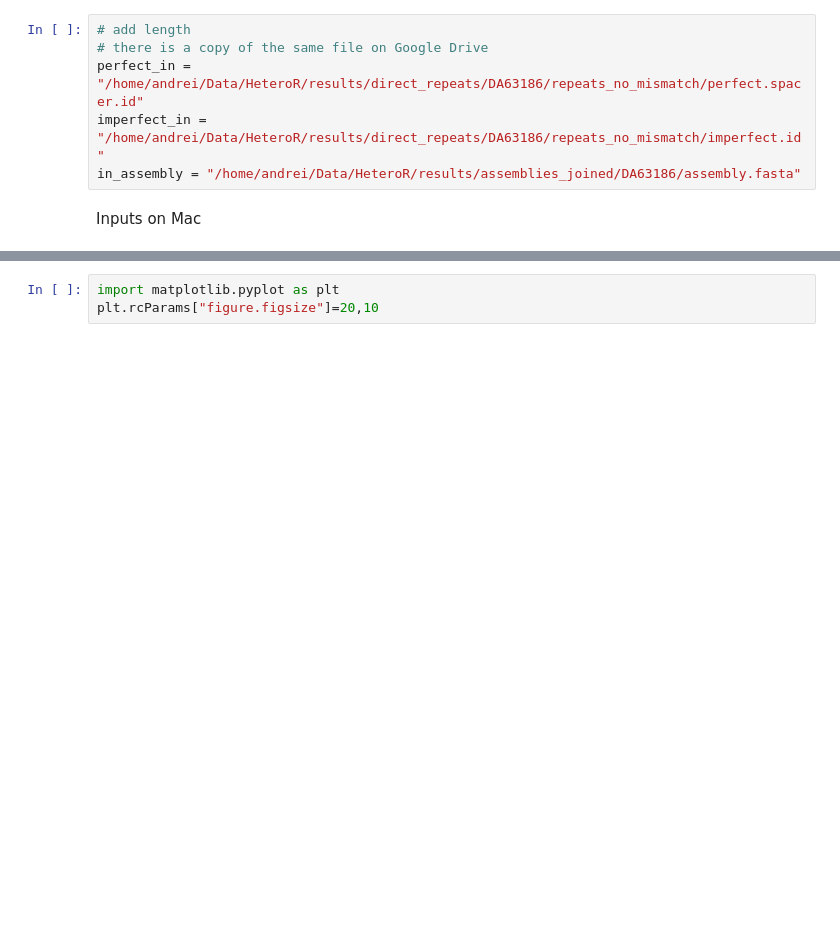
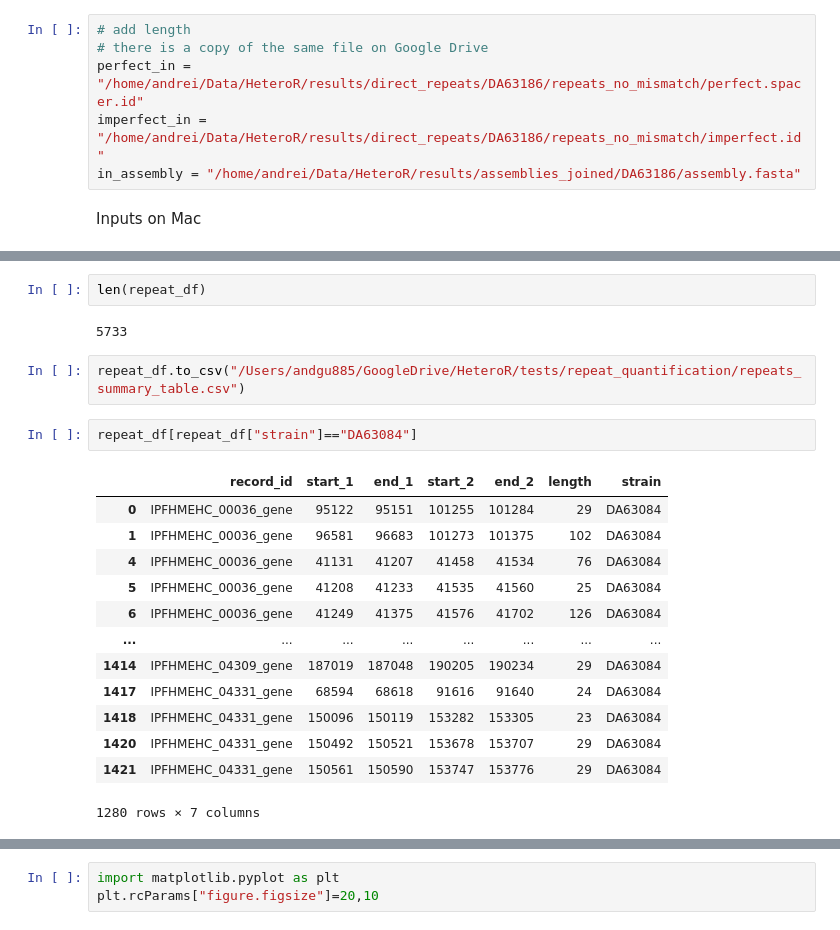
Before and after one commit to andrewgull/HeteroR, a Jupyter notebook: notebooks/repeats_summary.ipynb, the cells around one changed output, grey strips where cells are left out. Saved outputs shown, nothing was run; the diff lists cells and outputs as text; blank space fills up the shorter version.

```diff
--- a/notebooks/repeats_summary.ipynb
+++ b/notebooks/repeats_summary.ipynb
@@ -300,2 +317,24 @@ repeat_df.head()
+# %%
+len(repeat_df)
+# %% [output]
+5733
+# %%
+repeat_df.to_csv("/Users/andgu885/GoogleDrive/HeteroR/tests/repeat_quantification/repeats_summary_table.csv")
+# %%
+repeat_df[repeat_df["strain"]=="DA63084"]
+# %% [output]
+|  | record_id | start_1 | end_1 | start_2 | end_2 | length | strain |
+| 0 | IPFHMEHC_00036_gene | 95122 | 95151 | 101255 | 101284 | 29 | DA63084 |
+| 1 | IPFHMEHC_00036_gene | 96581 | 96683 | 101273 | 101375 | 102 | DA63084 |
+| 4 | IPFHMEHC_00036_gene | 41131 | 41207 | 41458 | 41534 | 76 | DA63084 |
+| 5 | IPFHMEHC_00036_gene | 41208 | 41233 | 41535 | 41560 | 25 | DA63084 |
+| 6 | IPFHMEHC_00036_gene | 41249 | 41375 | 41576 | 41702 | 126 | DA63084 |
+| ... | ... | ... | ... | ... | ... | ... | ... |
+| 1414 | IPFHMEHC_04309_gene | 187019 | 187048 | 190205 | 190234 | 29 | DA63084 |
+| 1417 | IPFHMEHC_04331_gene | 68594 | 68618 | 91616 | 91640 | 24 | DA63084 |
+| 1418 | IPFHMEHC_04331_gene | 150096 | 150119 | 153282 | 153305 | 23 | DA63084 |
+| 1420 | IPFHMEHC_04331_gene | 150492 | 150521 | 153678 | 153707 | 29 | DA63084 |
+| 1421 | IPFHMEHC_04331_gene | 150561 | 150590 | 153747 | 153776 | 29 | DA63084 |
+1280 rows × 7 columns
 # %% [markdown]
 What I can look at?
```
Also changed, not shown: parts of 23 cells of this notebook.
